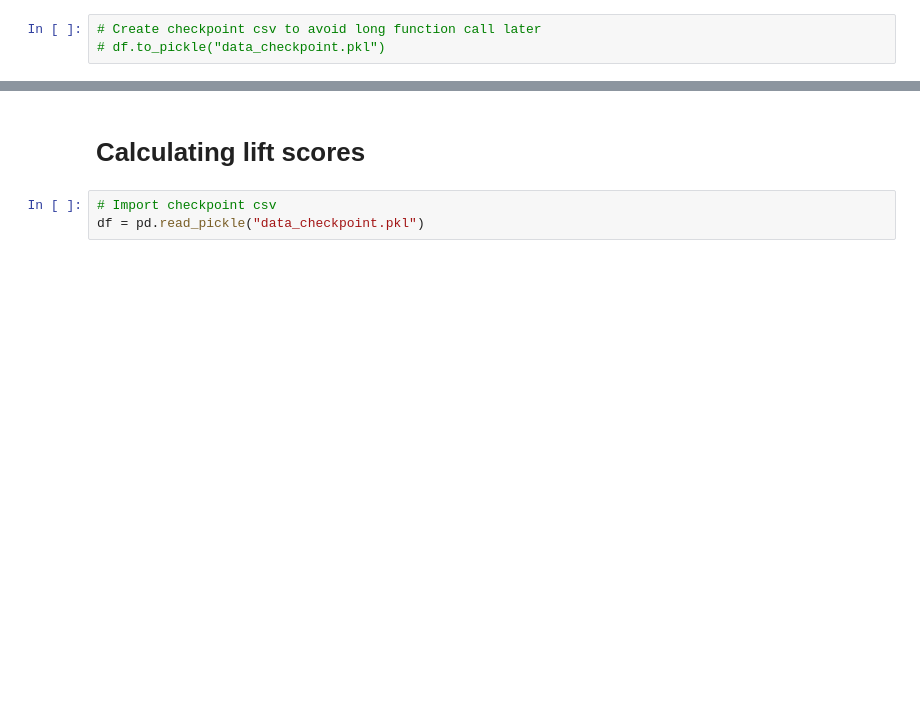
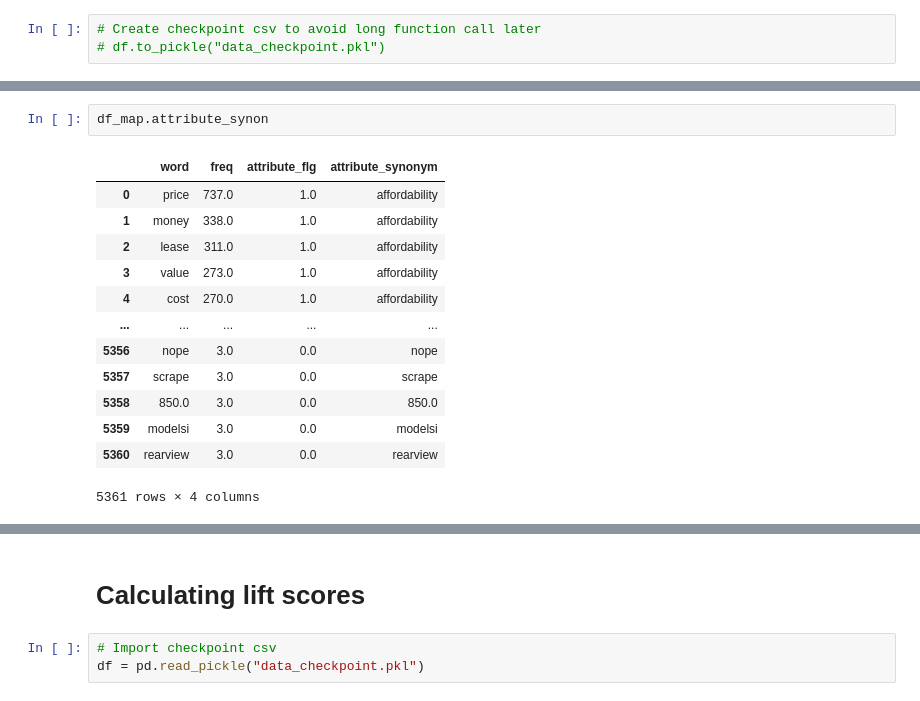
Before and after one commit to zack-tan/car-forums-text-analysis, a Jupyter notebook: tasks_c_d_v1.ipynb, the cells around one changed output, grey strips where cells are left out. Cells and saved outputs as stored; diff of their text form; blank space fills up the shorter version.

```diff
--- a/tasks_c_d_v1.ipynb
+++ b/tasks_c_d_v1.ipynb
@@ -257,0 +429,16 @@ df = df.drop("Message_words_v2", axis=1)
+# %%
+df_map.attribute_synon
+# %% [output]
+|  | word | freq | attribute_flg | attribute_synonym |
+| 0 | price | 737.0 | 1.0 | affordability |
+| 1 | money | 338.0 | 1.0 | affordability |
+| 2 | lease | 311.0 | 1.0 | affordability |
+| 3 | value | 273.0 | 1.0 | affordability |
+| 4 | cost | 270.0 | 1.0 | affordability |
+| ... | ... | ... | ... | ... |
+| 5356 | nope | 3.0 | 0.0 | nope |
+| 5357 | scrape | 3.0 | 0.0 | scrape |
+| 5358 | 850.0 | 3.0 | 0.0 | 850.0 |
+| 5359 | modelsi | 3.0 | 0.0 | modelsi |
+| 5360 | rearview | 3.0 | 0.0 | rearview |
+5361 rows × 4 columns
```
Also changed, not shown: parts of 17 cells of this notebook.
